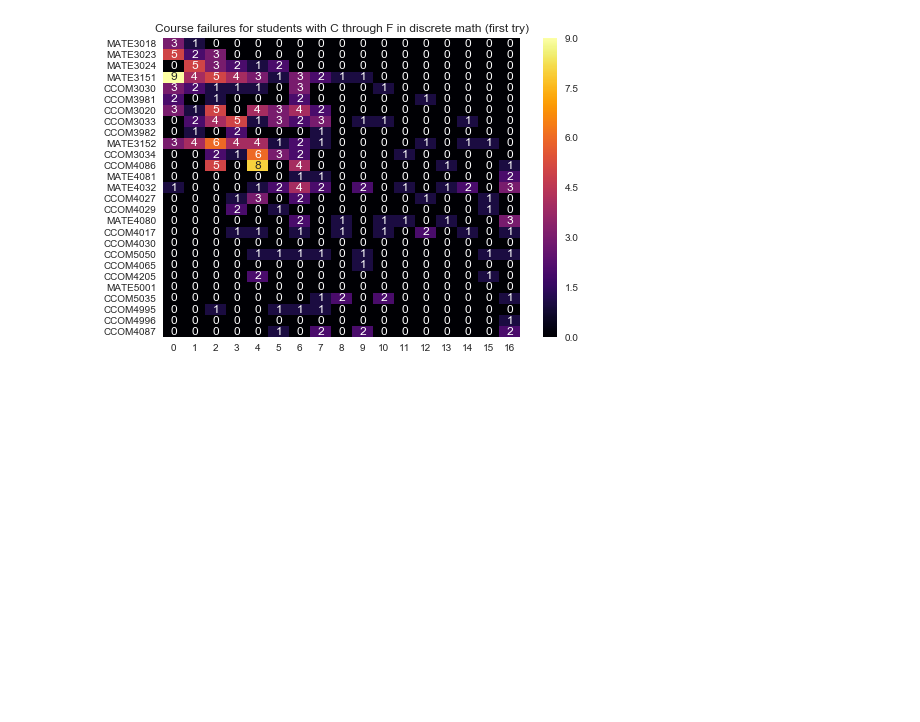
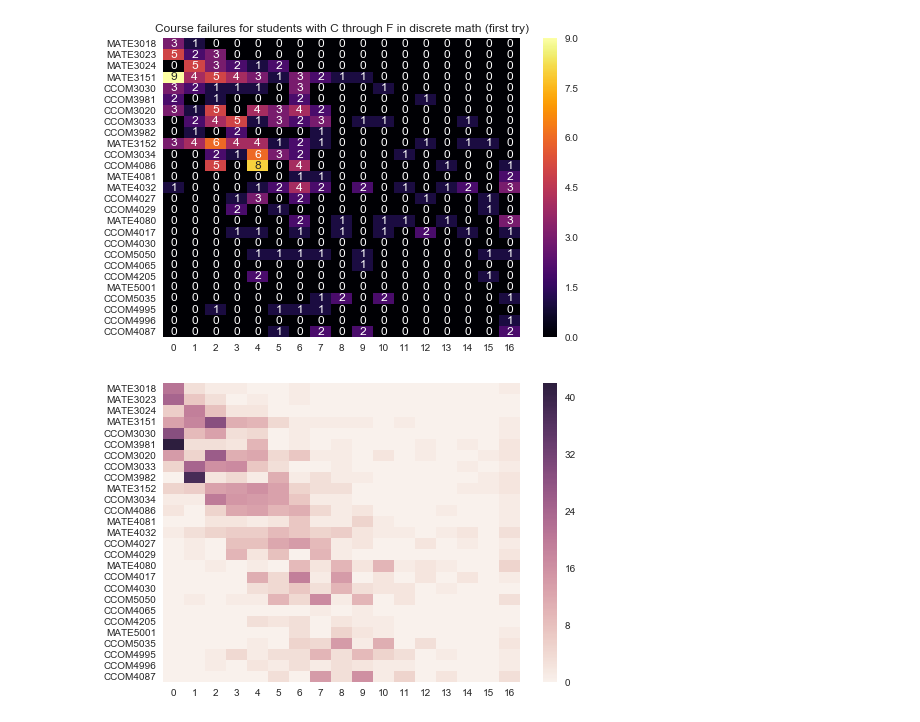
Before and after one commit to humberto-ortiz/stumap, a Jupyter notebook: stumap.ipynb, the cells around one changed output. Cells and saved outputs as stored; diff of their text form; code cells hidden in the pictures; blank space fills up the shorter version.

Commit message:
Check students that got a C first try at discrete math

```diff
--- a/stumap.ipynb
+++ b/stumap.ipynb
@@ -428,3 +428,5 @@ ax.set(title="Course failures for students with C through F in discrete math (fi
 # %% [output]
 [<matplotlib.text.Text at 0x...>]
 [figure]
+# %%
+justc_discrete_stu = {k: v for k, v in discrete_stu.items() if got(v, 'CCOM3020', "C")}
@@ -430,0 +435,4 @@ ax.set(title="Course failures for students with C through F in discrete math (fi
+# %%
+ax = sns.heatmap(heatmap(clean(justc_discrete_stu, prog2016), prog2016),cmap = None)
+# %% [output]
+[figure, added]
```
Also changed, not shown: parts of 2 cells of this notebook.
